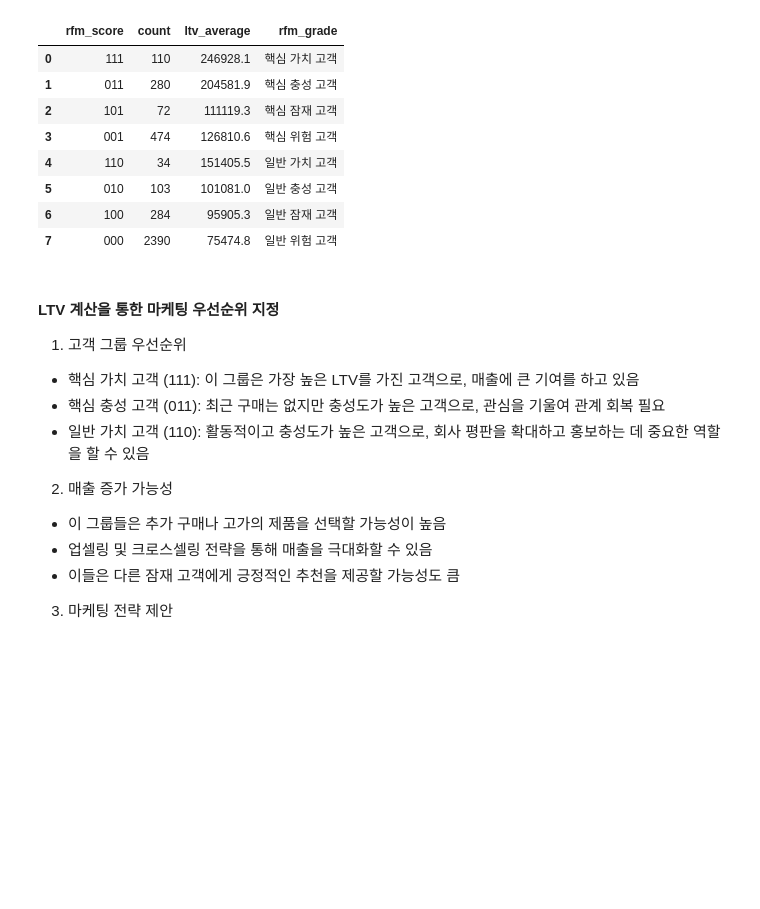
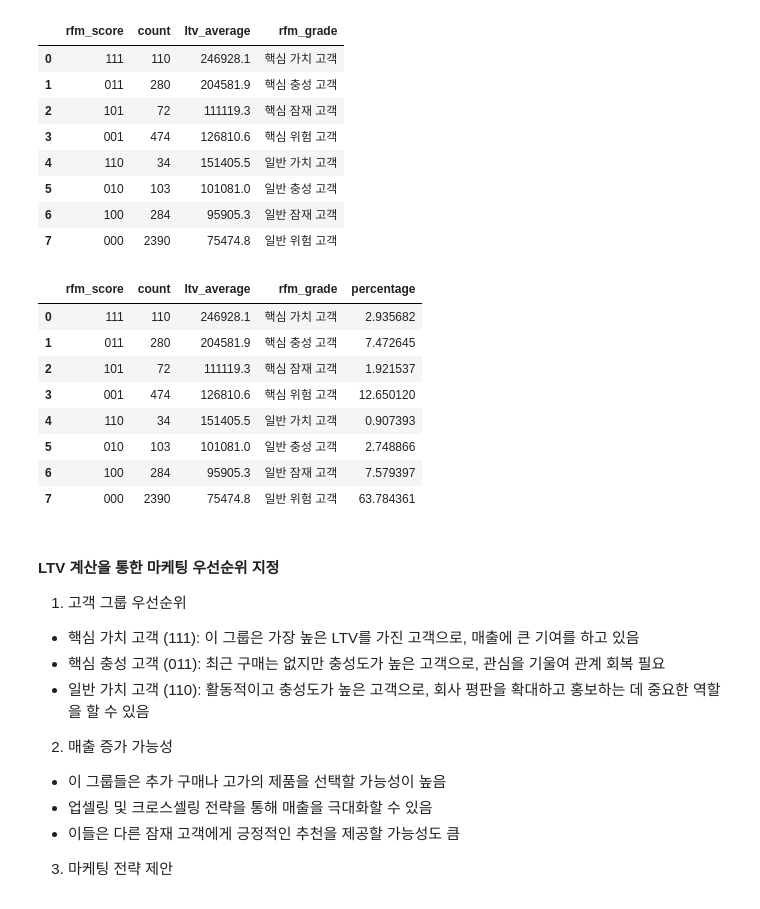
Before and after one commit to s53uni/customer-project, a Jupyter notebook: customer_project.ipynb, the cells around one changed output. Drawn from its saved outputs; the diff is of its cells as text; code cells hidden in the pictures; blank space fills up the shorter version.

```diff
--- a/customer_project.ipynb
+++ b/customer_project.ipynb
@@ -829,3 +834,21 @@ rfm_agg
 | 5 | 010 | 103 | 101081.0 | 일반 충성 고객 |
 | 6 | 100 | 284 | 95905.3 | 일반 잠재 고객 |
 | 7 | 000 | 2390 | 75474.8 | 일반 위험 고객 |
+# %%
+# 전체 고객 수 계산
+total_count = rfm_agg['count'].sum()
+
+# 각 RFM 그룹에 대한 백분율 계산
+rfm_agg['percentage'] = (rfm_agg['count'] / total_count) * 100
+
+rfm_agg
+# %% [output]
+|  | rfm_score | count | ltv_average | rfm_grade | percentage |
+| 0 | 111 | 110 | 246928.1 | 핵심 가치 고객 | 2.935682 |
+| 1 | 011 | 280 | 204581.9 | 핵심 충성 고객 | 7.472645 |
+| 2 | 101 | 72 | 111119.3 | 핵심 잠재 고객 | 1.921537 |
+| 3 | 001 | 474 | 126810.6 | 핵심 위험 고객 | 12.650120 |
+| 4 | 110 | 34 | 151405.5 | 일반 가치 고객 | 0.907393 |
+| 5 | 010 | 103 | 101081.0 | 일반 충성 고객 | 2.748866 |
+| 6 | 100 | 284 | 95905.3 | 일반 잠재 고객 | 7.579397 |
+| 7 | 000 | 2390 | 75474.8 | 일반 위험 고객 | 63.784361 |
```
Also changed, not shown: parts of 4 cells of this notebook, 1 other file.
